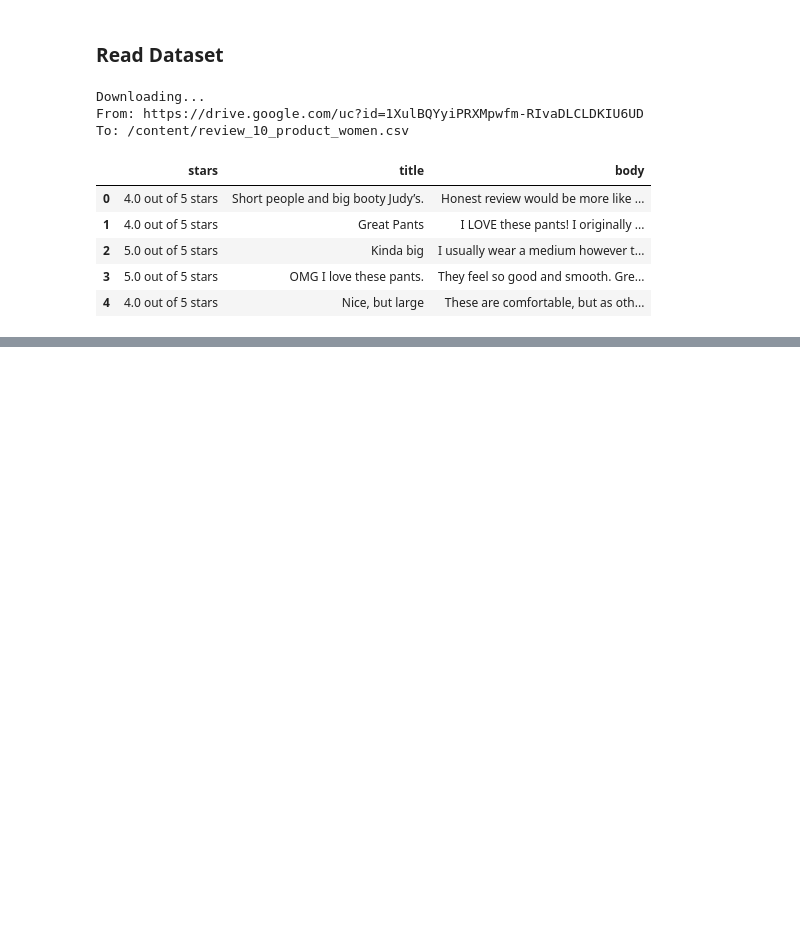
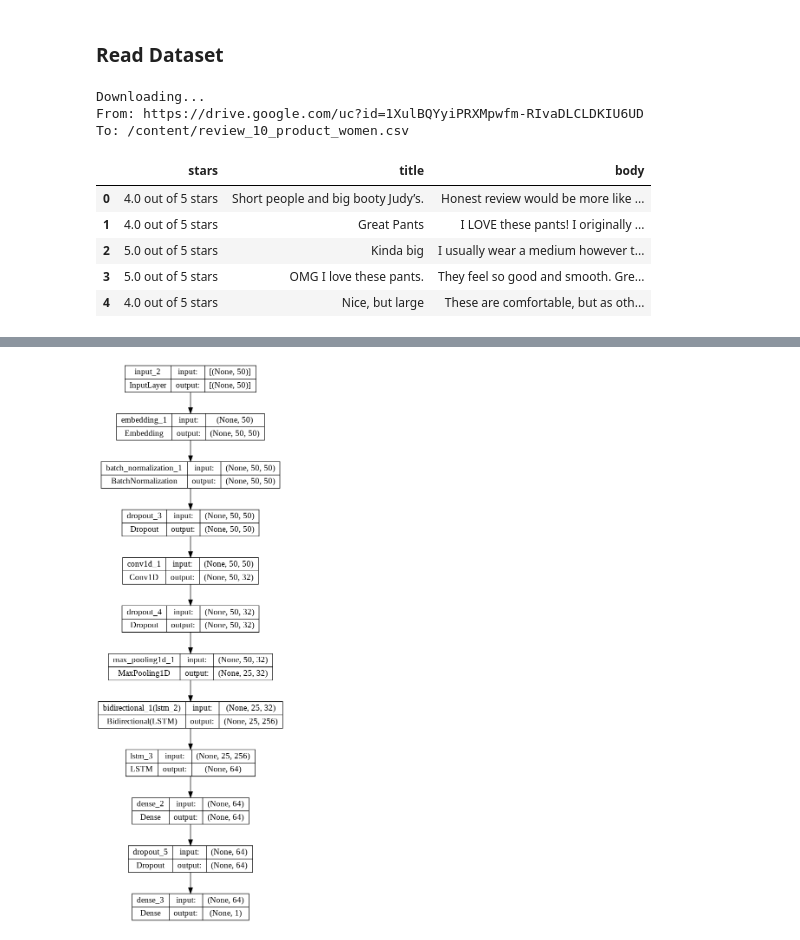
Before and after one commit to danfarh/amazon-sentiment-analysis, a Jupyter notebook: algorithms/sentiment_analysis_algorithms.ipynb, the cells around one changed output, grey strips where cells are left out. Cells and saved outputs as stored; diff of their text form; code cells hidden in the pictures; blank space fills up the shorter version.

Commit message:
feat: add cnn, lstm, cnn-lstm models

```diff
--- a/algorithms/sentiment_analysis_algorithms.ipynb
+++ b/algorithms/sentiment_analysis_algorithms.ipynb
@@ -55,0 +363,17 @@ Name: sentiment, dtype: int64
+# %%
+i = Input(shape=(50,))
+x = Embedding(vocab_size, 50, input_length=50)(i)
+x = BatchNormalization()(x)
+x = Dropout(0.3)(x)
+x = Conv1D(32, 5, padding='same', activation='relu')(x)
+x = Dropout(0.3)(x)
+x = MaxPooling1D(2)(x)
+x = Bidirectional(LSTM(128,return_sequences=True))(x)
+x = LSTM(64)(x)
+x = Dense(64, activation='relu')(x)
+x = Dropout(0.5)(x)
+x = Dense(1, activation='sigmoid')(x)
+# %%
+model = Model(i, x)
+# %%
+model.compile(optimizer='adam', loss='binary_crossentropy', metrics=['accuracy'])
@@ -55,0 +400,2 @@ Name: sentiment, dtype: int64
+# %%
+history = model.fit(X_train, y_train, validation_data=(X_test, y_test), epochs=10, batch_size=128)
@@ -55,0 +429,4 @@ Name: sentiment, dtype: int64
+# %%
+plot_model(model, show_shapes=True)
+# %% [output]
+[figure, added]
```
Also changed, not shown: parts of 75 cells of this notebook.
